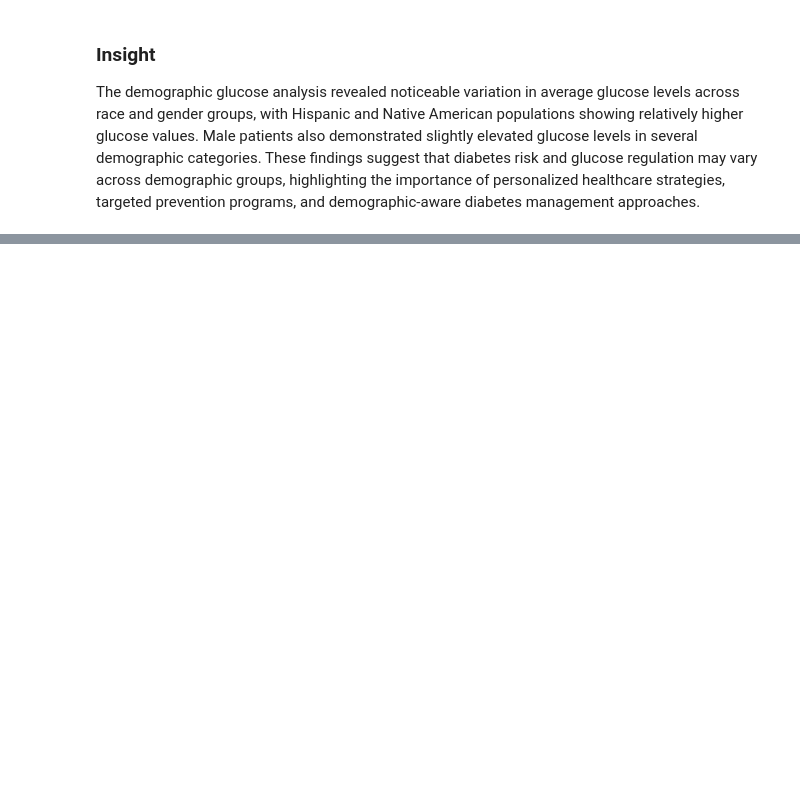
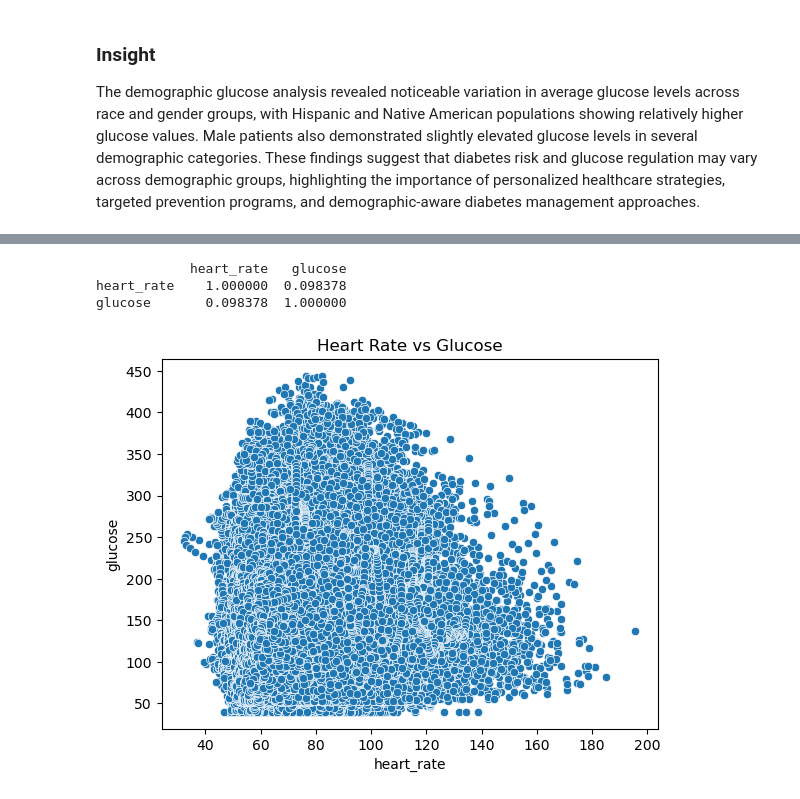
Before and after one commit to dev-ssr/team9_PyCoders_PythonHackathon_MAY2026, a Jupyter notebook: Team9_PyCoders_Category3.PrescriptiveAnalysis.ipynb, the cells around one changed output, grey strips where cells are left out. Drawn from its saved outputs; the diff is of its cells as text; code cells hidden in the pictures; blank space fills up the shorter version.

```diff
--- a/Team9_PyCoders_Category3.PrescriptiveAnalysis.ipynb
+++ b/Team9_PyCoders_Category3.PrescriptiveAnalysis.ipynb
@@ -1371,0 +1389,7 @@ The demographic glucose analysis revealed noticeable variation in average glucos
+# %%
+exercise_score = df['steps'] * df['heart_rate']
+
+df['exercise_score'] = exercise_score
+
+corr = df[['exercise_score', 'glucose']].corr()
+print(corr)
@@ -1371,0 +1422,12 @@ The demographic glucose analysis revealed noticeable variation in average glucos
+# %%
+corr = df[['heart_rate', 'glucose']].corr()
+print(corr)
+
+sns.scatterplot(data=df, x='heart_rate', y='glucose')
+plt.title("Heart Rate vs Glucose")
+plt.show()
+# %% [output]
+            heart_rate   glucose
+heart_rate    1.000000  0.098378
+glucose       0.098378  1.000000
+[figure, added]
```
Also changed, not shown: parts of 33 cells of this notebook.
